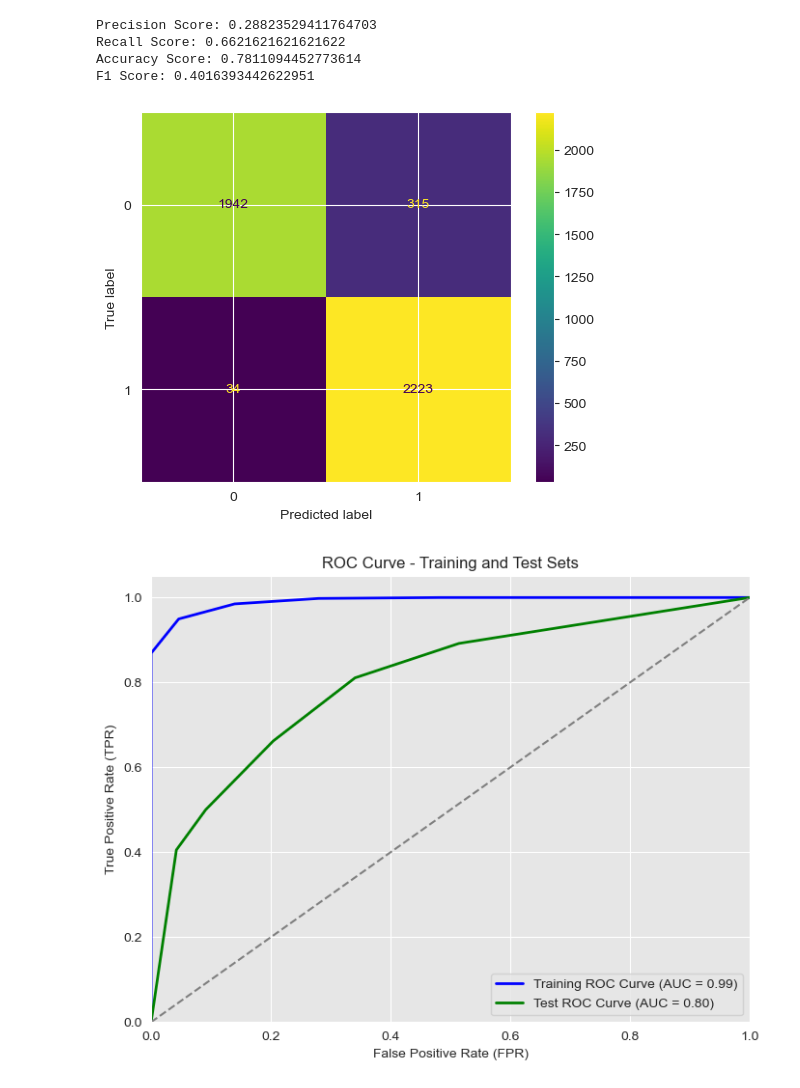
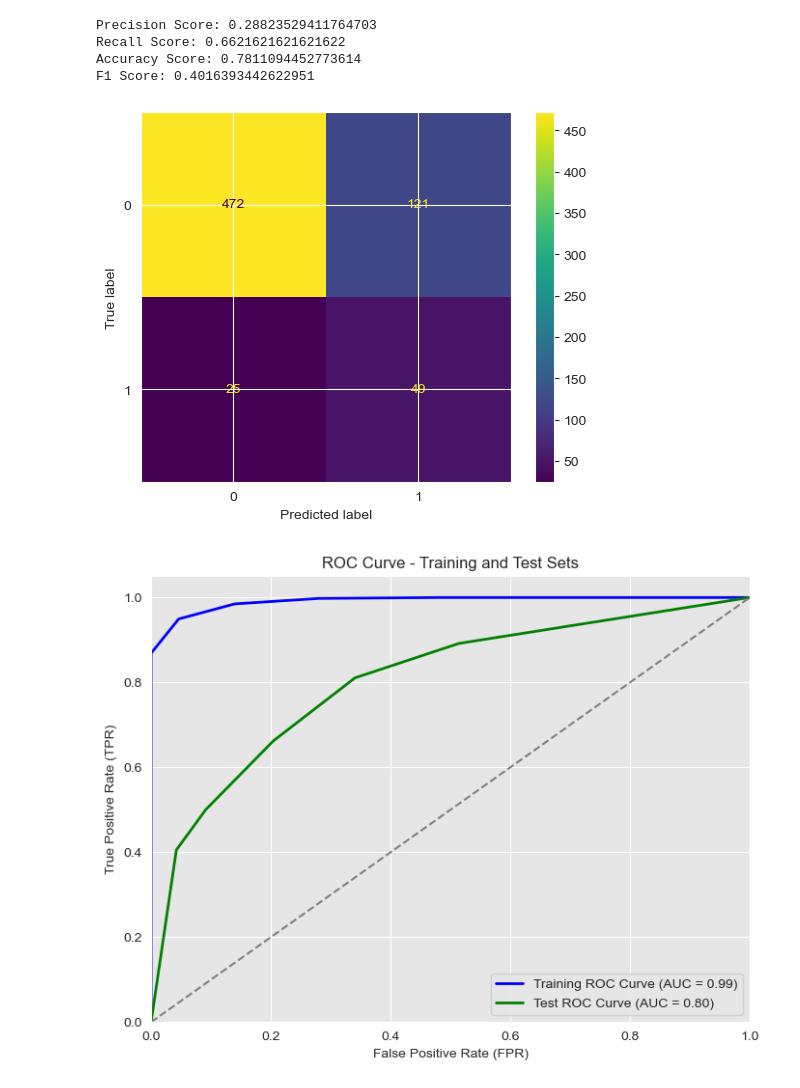
Before and after one commit to winnycodegurl/MachineLearningprojectphase3, a Jupyter notebook: Studentnotebook.ipynb, the cells around one changed output. Cells and saved outputs as stored; diff of their text form; code cells hidden in the pictures.

```diff
--- a/Studentnotebook.ipynb
+++ b/Studentnotebook.ipynb
@@ -792,9 +792,9 @@ Recall Score: 0.6621621621621622
 Accuracy Score: 0.7811094452773614
 F1 Score: 0.4016393442622951
 # %%
-ConfusionMatrixDisplay.from_estimator(estimator=clf, X=X_train_scaled, y=y_train_bal);
+ConfusionMatrixDisplay.from_estimator(estimator=clf, X=X_test_scaled, y=y_test);
 # %% [output]
-[figure, old version]
+[figure, new version]
 # %%
 # Predict probabilities on the training set
 train_probs = clf.predict_proba(X_train_scaled)[:, 1]
```
Also changed, not shown: parts of 9 cells of this notebook.
